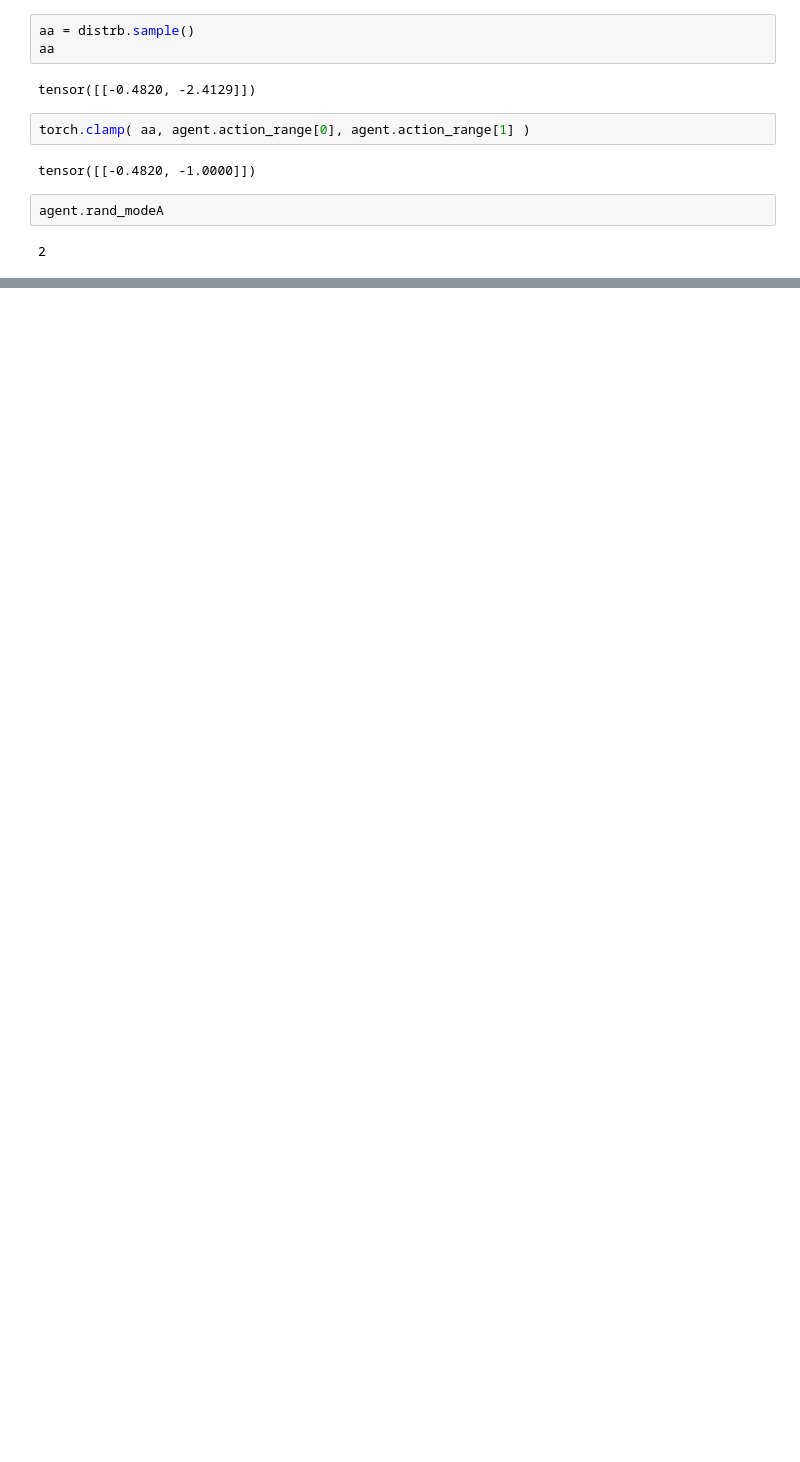
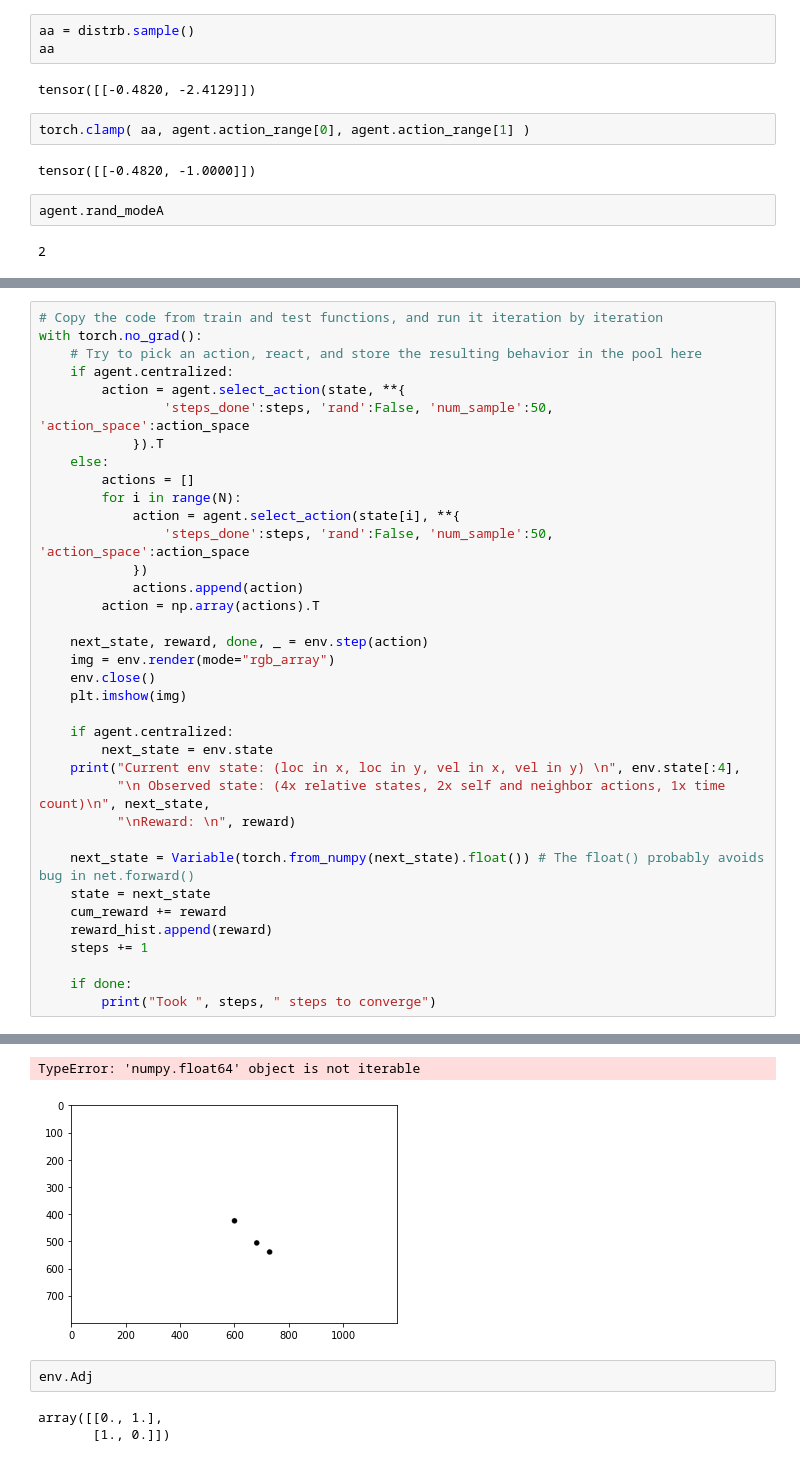
Before and after one commit to zhzhang2018/NN_MARL_experiments, a Jupyter notebook: consensus_debug.ipynb, the cells around one changed output, grey strips where cells are left out. Drawn from its saved outputs; the diff is of its cells as text; blank space fills up the shorter version.

```diff
--- a/consensus_debug.ipynb
+++ b/consensus_debug.ipynb
@@ -225,0 +448,37 @@ agent.rand_modeA
+# %%
+# Copy the code from train and test functions, and run it iteration by iteration
+with torch.no_grad():
+    # Try to pick an action, react, and store the resulting behavior in the pool here
+    if agent.centralized:
+        action = agent.select_action(state, **{
+                'steps_done':steps, 'rand':False, 'num_sample':50, 'action_space':action_space
+            }).T
+    else:
+        actions = []
+        for i in range(N):
+            action = agent.select_action(state[i], **{
+                'steps_done':steps, 'rand':False, 'num_sample':50, 'action_space':action_space
+            })
+            actions.append(action)
+        action = np.array(actions).T
+
+    next_state, reward, done, _ = env.step(action)
+    img = env.render(mode="rgb_array")
+    env.close()
+    plt.imshow(img)
+
+    if agent.centralized:
+        next_state = env.state
+    print("Current env state: (loc in x, loc in y, vel in x, vel in y) \n", env.state[:4],
+          "\n Observed state: (4x relative states, 2x self and neighbor actions, 1x time count)\n", next_state,
+          "\nReward: \n", reward)
+
+    next_state = Variable(torch.from_numpy(next_state).float()) # The float() probably avoids bug in net.forward()
+    state = next_state
+    cum_reward += reward
+    reward_hist.append(reward)
+    steps += 1
+
+    if done:
+        print("Took ", steps, " steps to converge")
+# %% [output]
@@ -225,0 +499,7 @@ agent.rand_modeA
+TypeError: 'numpy.float64' object is not iterable
+[figure, added]
+# %%
+env.Adj
+# %% [output]
+array([[0., 1.],
+       [1., 0.]])
```
Also changed, not shown: parts of 22 cells of this notebook, 8 other files.
